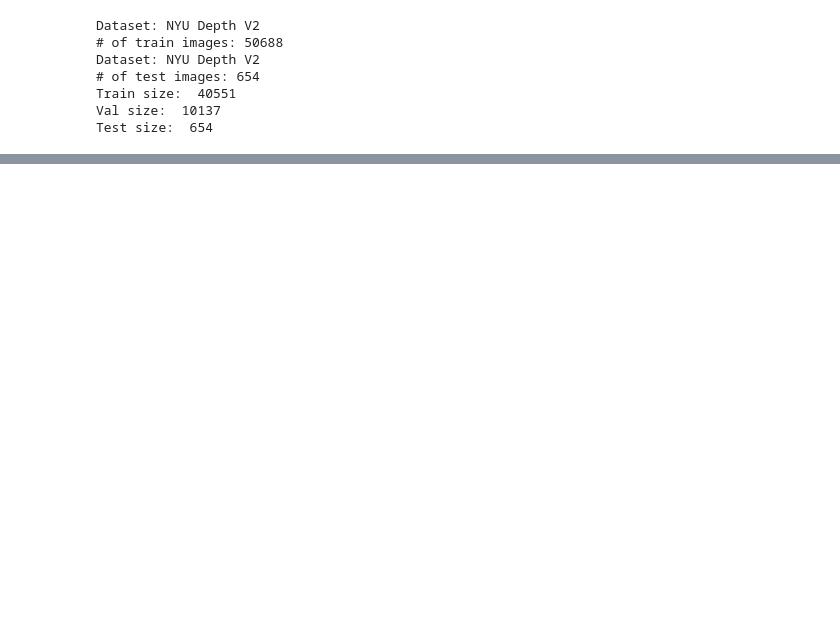
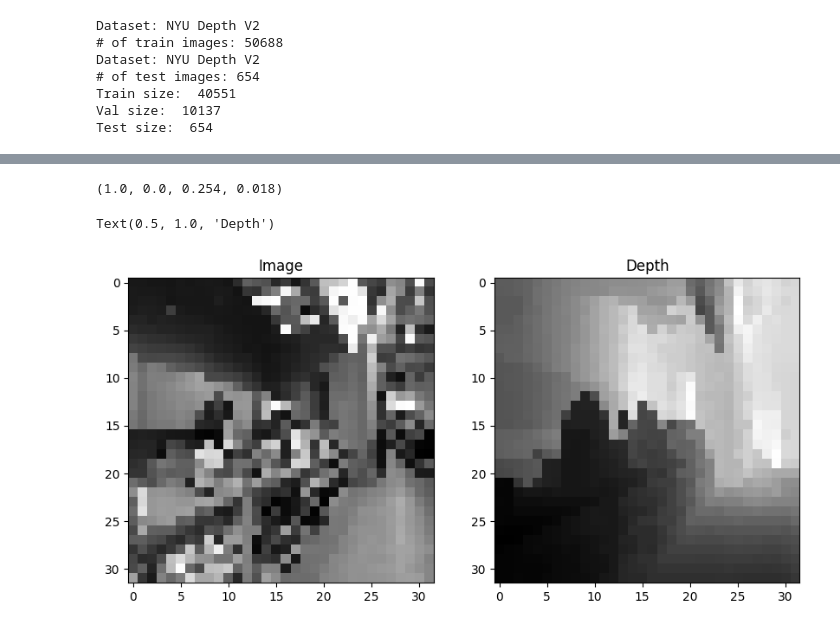
Before and after one commit to kirilllzaitsev/depth_estimation_on_mcu, a Jupyter notebook: full_pipeline.ipynb, the cells around one changed output, grey strips where cells are left out. Drawn from its saved outputs; the diff is of its cells as text; code cells hidden in the pictures; blank space fills up the shorter version.

```diff
--- a/full_pipeline.ipynb
+++ b/full_pipeline.ipynb
@@ -64,3 +57,16 @@ plt.show()
+# %%
+x_train[0].numpy().max(), x_train[0].numpy().min(), x_train[1].numpy().max(), x_train[1].numpy().min(),
+# %% [output]
+(1.0, 0.0, 0.254, 0.018)
+# %%
+fig, axs = plt.subplots(1, 2, figsize=(10, 5))
+axs[0].imshow(x_train[0][0].numpy())
+axs[1].imshow(x_train[1][0].numpy())
+axs[0].set_title('Image')
+axs[1].set_title('Depth')
+# %% [output]
+Text(0.5, 1.0, 'Depth')
+[figure, added]
 # %%
 import os
 converter = Converter(cfg)
```
Also changed, not shown: parts of 15 cells of this notebook, 9 other files.
